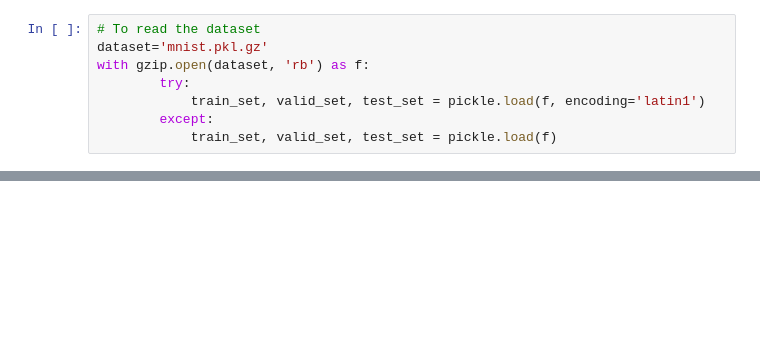
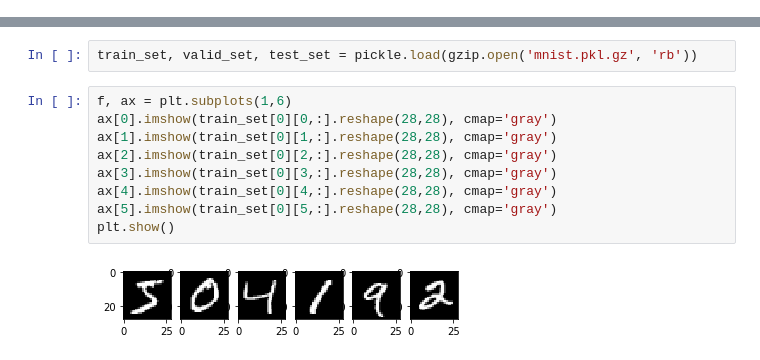
Before and after one commit to namwkim/2017, a Jupyter notebook: homework/Long_HW_1.ipynb, the cells around one changed output, grey strips where cells are left out. Saved outputs shown, nothing was run; the diff lists cells and outputs as text; blank space fills up the shorter version.

```diff
--- a/homework/Long_HW_1.ipynb
+++ b/homework/Long_HW_1.ipynb
@@ -61,8 +33,0 @@ Stop the trainning at a convenient validation loss and use the trained classifie
-# %%
-# To read the dataset
-dataset='mnist.pkl.gz'
-with gzip.open(dataset, 'rb') as f:
-        try:
-            train_set, valid_set, test_set = pickle.load(f, encoding='latin1')
-        except:
-            train_set, valid_set, test_set = pickle.load(f)
@@ -68,0 +44,13 @@ with gzip.open(dataset, 'rb') as f:
+# %%
+train_set, valid_set, test_set = pickle.load(gzip.open('mnist.pkl.gz', 'rb'))
+# %%
+f, ax = plt.subplots(1,6)
+ax[0].imshow(train_set[0][0,:].reshape(28,28), cmap='gray')
+ax[1].imshow(train_set[0][1,:].reshape(28,28), cmap='gray')
+ax[2].imshow(train_set[0][2,:].reshape(28,28), cmap='gray')
+ax[3].imshow(train_set[0][3,:].reshape(28,28), cmap='gray')
+ax[4].imshow(train_set[0][4,:].reshape(28,28), cmap='gray')
+ax[5].imshow(train_set[0][5,:].reshape(28,28), cmap='gray')
+plt.show()
+# %% [output]
+[figure, added]
```
Also changed, not shown: parts of 19 cells of this notebook, 2 other files.
